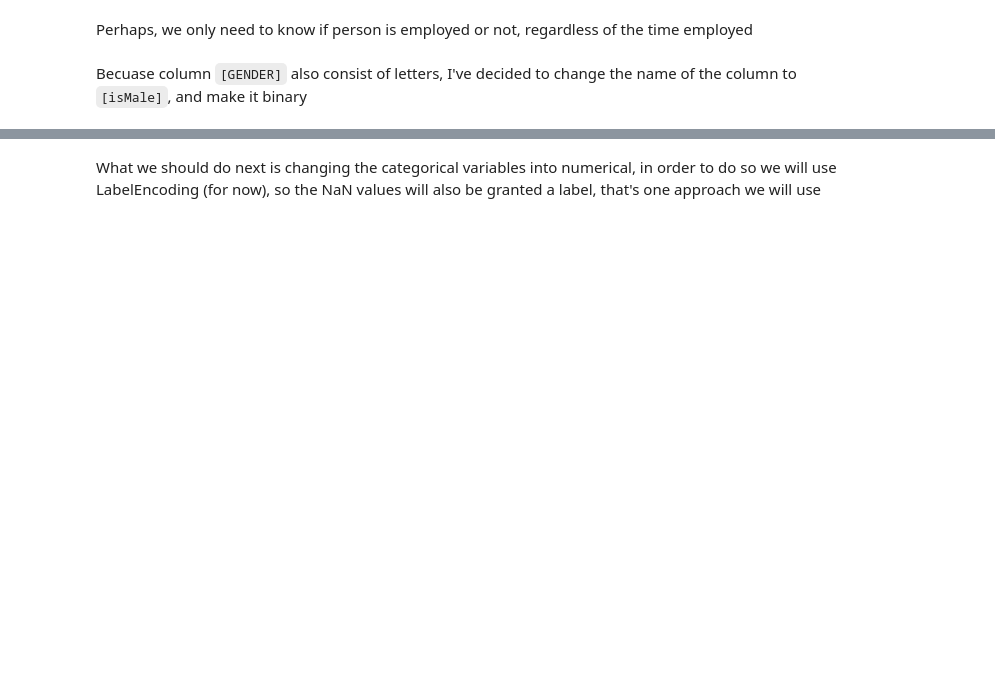
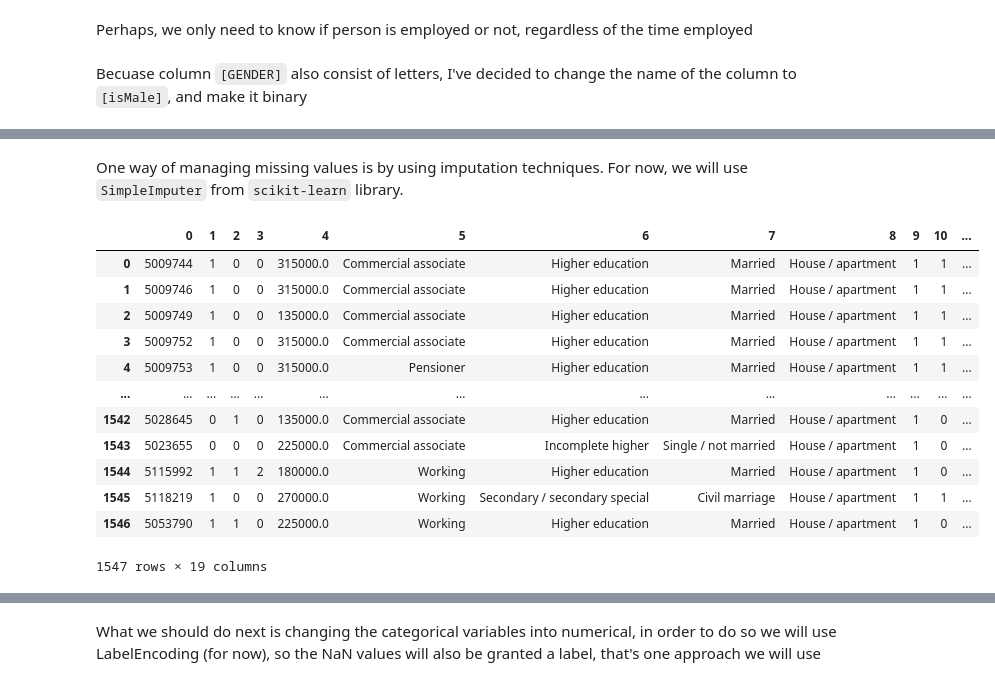
Before and after one commit to filki/LoanRepaymentBinaryPred, a Jupyter notebook: sourceCode.ipynb, the cells around one changed output, grey strips where cells are left out. Drawn from its saved outputs; the diff is of its cells as text; code cells hidden in the pictures; blank space fills up the shorter version.

Commit message:
A lot of work, improved readability, changed sequence of certain steps, addes visualizations and another method of handling missing values. Work in progress

````diff
--- a/sourceCode.ipynb
+++ b/sourceCode.ipynb
@@ -40,3 +66,5 @@ df_transformation.drop(df.iloc[0].name, inplace=True)
+# %%
+df_transformation[["EDUCATION"]] = df_transformation[["EDUCATION"]].replace("Academic degree", "Higher Education")
 # %% [markdown]
 Let's investigate the ```[Car_owner]``` and ```[Propert_Owner]``` columns
 # %%
@@ -70,9 +97,0 @@
-# %%
-# Define the age brackets
-age_brackets = [18, 26, 35, 46, 55, 66, 200]
-
-# Define the labels for the age brackets
-age_labels = ['18-25', '26-34', '35-45', '46-54', '55-65', '66+']
-
-# Create a new column 'Age Bracket' based on the 'Age' column
-df_transformation['Age Bracket'] = pd.cut(df_transformation['Age'], bins=age_brackets, labels=age_labels, right=False)
@@ -88,0 +143,4 @@ df_transformation.drop(["GENDER"],axis=1,inplace=True)
+# %%
+df_transformation["Age"] = df_transformation["Age"].round(0)
+df_transformation['Employed_years'] = df_transformation['Employed_years'].astype(int)
+df_transformation
@@ -88,0 +161,3 @@ df_transformation.drop(["GENDER"],axis=1,inplace=True)
+# %%
+df_transformation_imputation = df_transformation.copy()
+df_transformation_imputation
@@ -88,0 +178,25 @@ df_transformation.drop(["GENDER"],axis=1,inplace=True)
+# %% [markdown]
+One way of managing missing values is by using imputation techniques. For now, we will use ```SimpleImputer``` from ```scikit-learn``` library.
+# %%
+# Import the SimpleImputer class
+# Create an instance of SimpleImputer with the "most_frequent" strategy
+imputer = SimpleImputer(missing_values=np.nan,strategy="most_frequent")
+
+# Use the imputer to fill missing values in the "Type_Occupation" column
+imputer.fit(df_transformation_imputation)
+df_transformation_imputation = pd.DataFrame(imputer.transform(df_transformation_imputation))
+df_transformation_imputation
+# %% [output]
+|  | 0 | 1 | 2 | 3 | 4 | 5 | 6 | 7 | 8 | 9 | 10 | ... |
+| 0 | 5009744 | 1 | 0 | 0 | 315000.0 | Commercial associate | Higher education | Married | House / apartment | 1 | 1 | ... |
+| 1 | 5009746 | 1 | 0 | 0 | 315000.0 | Commercial associate | Higher education | Married | House / apartment | 1 | 1 | ... |
+| 2 | 5009749 | 1 | 0 | 0 | 135000.0 | Commercial associate | Higher education | Married | House / apartment | 1 | 1 | ... |
+| 3 | 5009752 | 1 | 0 | 0 | 315000.0 | Commercial associate | Higher education | Married | House / apartment | 1 | 1 | ... |
+| 4 | 5009753 | 1 | 0 | 0 | 315000.0 | Pensioner | Higher education | Married | House / apartment | 1 | 1 | ... |
+| ... | ... | ... | ... | ... | ... | ... | ... | ... | ... | ... | ... | ... |
+| 1542 | 5028645 | 0 | 1 | 0 | 135000.0 | Commercial associate | Higher education | Married | House / apartment | 1 | 0 | ... |
+| 1543 | 5023655 | 0 | 0 | 0 | 225000.0 | Commercial associate | Incomplete higher | Single / not married | House / apartment | 1 | 0 | ... |
+| 1544 | 5115992 | 1 | 1 | 2 | 180000.0 | Working | Higher education | Married | House / apartment | 1 | 0 | ... |
+| 1545 | 5118219 | 1 | 0 | 0 | 270000.0 | Working | Secondary / secondary special | Civil marriage | House / apartment | 1 | 1 | ... |
+| 1546 | 5053790 | 1 | 1 | 0 | 225000.0 | Working | Higher education | Married | House / apartment | 1 | 0 | ... |
+1547 rows × 19 columns
````
Also changed, not shown: parts of 30 cells of this notebook.
